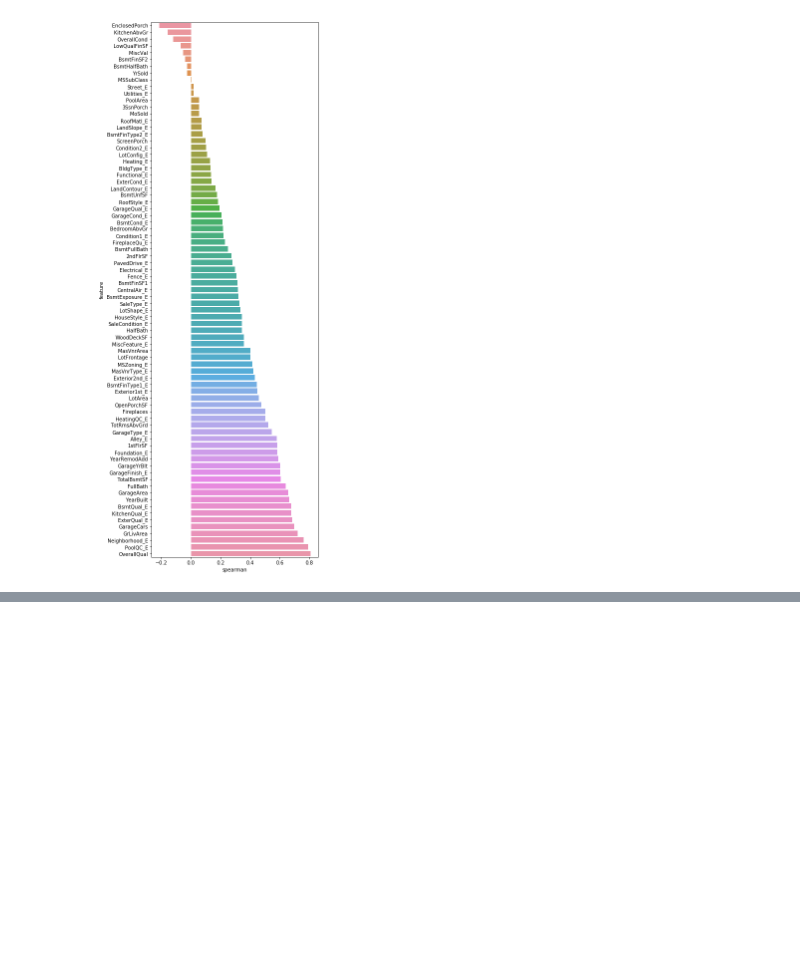
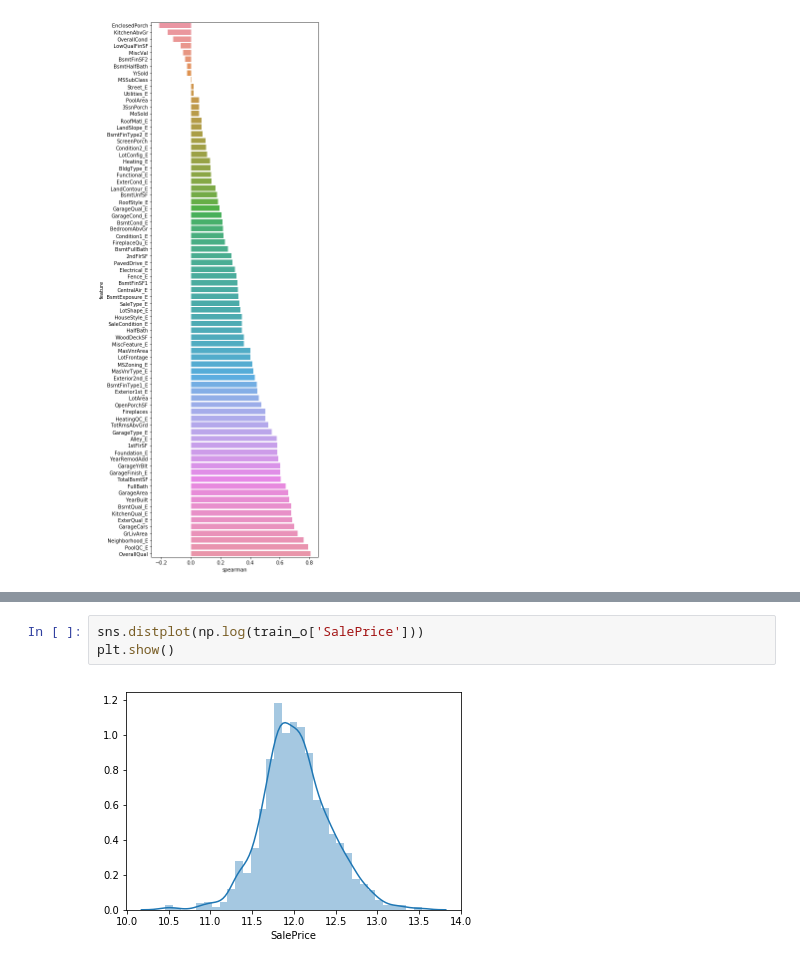
Before and after one commit to whm2015/machineLearning_houseprice, a Jupyter notebook: data_analyse1.ipynb, the cells around one changed output, grey strips where cells are left out. Drawn from its saved outputs; the diff is of its cells as text; blank space fills up the shorter version.

```diff
--- a/data_analyse1.ipynb
+++ b/data_analyse1.ipynb
@@ -68,0 +60,5 @@ NameError: name 'Lasso' is not defined
+# %%
+sns.distplot(np.log(train_o['SalePrice']))
+plt.show()
+# %% [output]
+[figure, added]
```
Also changed, not shown: parts of 9 cells of this notebook.
